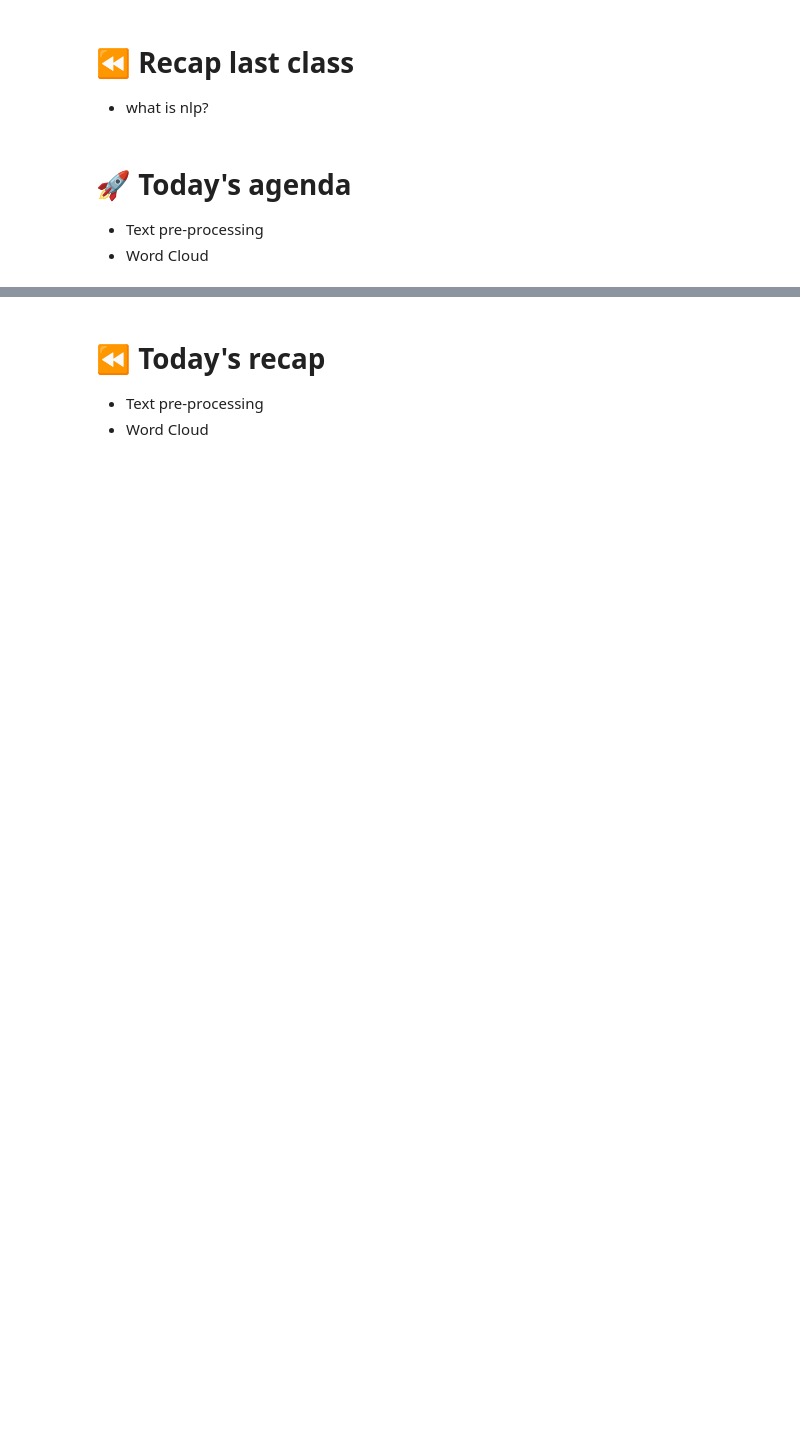
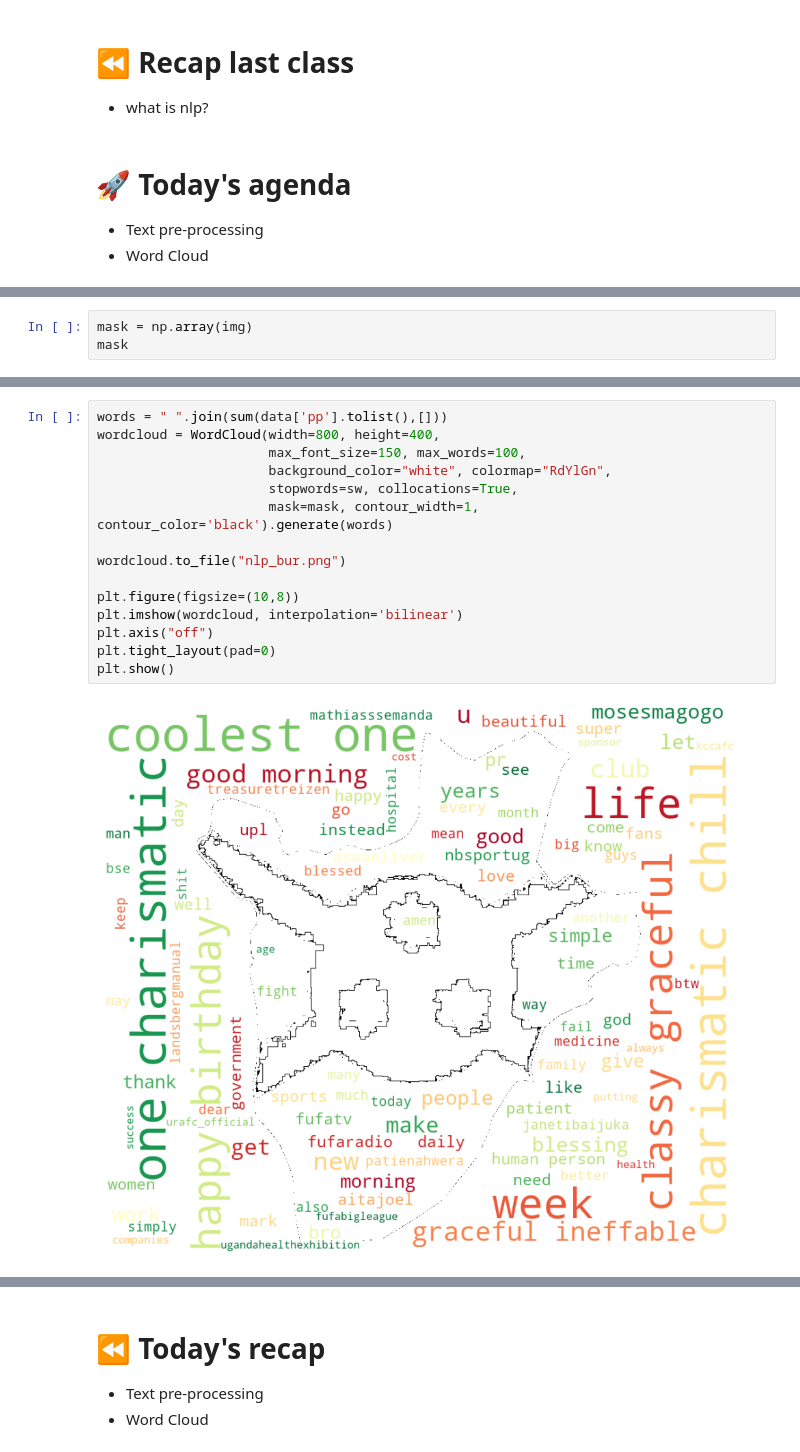
Before and after one commit to CodeYourDreams/DataScience_Burundi2023, a Jupyter notebook: Class 18 - Word Cloud/class_18_wordcloud.ipynb, the cells around one changed output, grey strips where cells are left out. Drawn from its saved outputs; the diff is of its cells as text; blank space fills up the shorter version.

```diff
--- a/Class 18 - Word Cloud/class_18_wordcloud.ipynb
+++ b/Class 18 - Word Cloud/class_18_wordcloud.ipynb
@@ -25,0 +317,3 @@ April 24, 2023
+# %%
+mask = np.array(img)
+mask
@@ -25,0 +338,17 @@ April 24, 2023
+# %%
+words = " ".join(sum(data['pp'].tolist(),[]))
+wordcloud = WordCloud(width=800, height=400,
+                      max_font_size=150, max_words=100,
+                      background_color="white", colormap="RdYlGn",
+                      stopwords=sw, collocations=True,
+                      mask=mask, contour_width=1, contour_color='black').generate(words)
+
+wordcloud.to_file("nlp_bur.png")
+
+plt.figure(figsize=(10,8))
+plt.imshow(wordcloud, interpolation='bilinear')
+plt.axis("off")
+plt.tight_layout(pad=0)
+plt.show()
+# %% [output]
+[figure, added]
```
Also changed, not shown: parts of 46 cells of this notebook, 3 other files.
